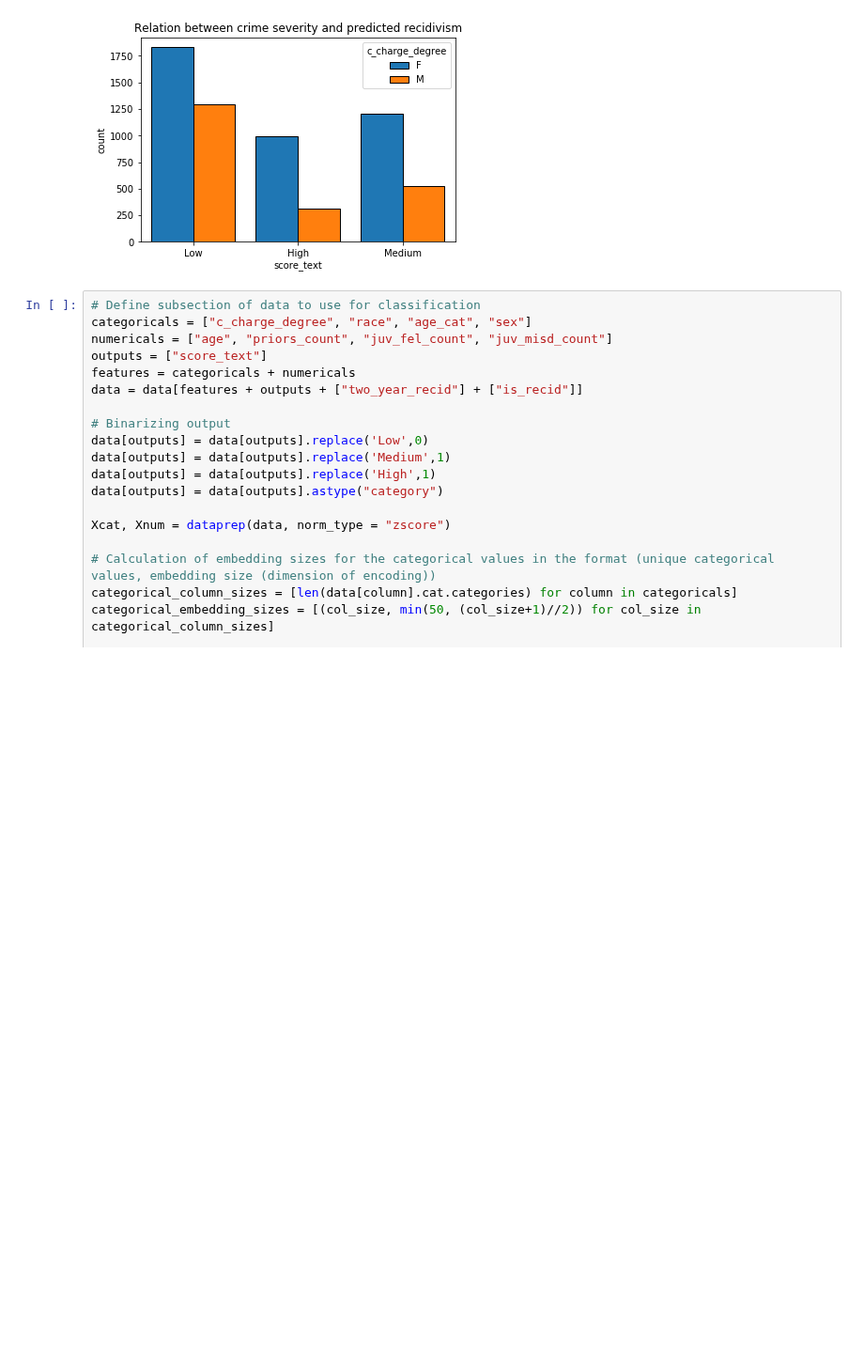
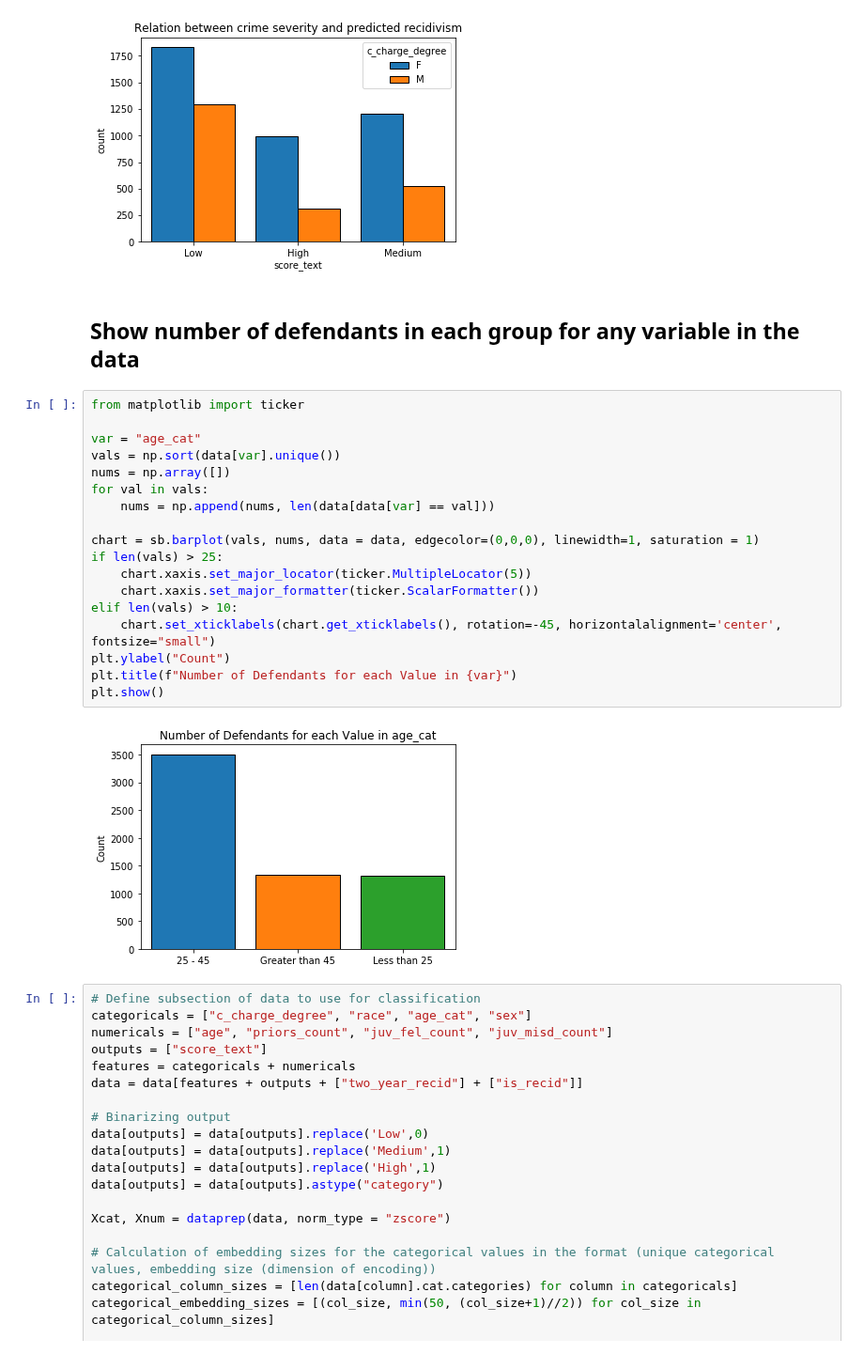
Before and after one commit to oskarwiese/fagprojekt, a Jupyter notebook: src/Classifier_notebook.ipynb, the cells around one changed output. Shown at 94% size. Drawn from its saved outputs; the diff is of its cells as text; blank space fills up the shorter version.

Commit message:
universal plots

```diff
--- a/src/Classifier_notebook.ipynb
+++ b/src/Classifier_notebook.ipynb
@@ -562,6 +562,28 @@ plt.show()
 [figure]
 [figure]
 [figure]
+# %% [markdown]
+## Show number of defendants in each group for any variable in the data
+# %%
+from matplotlib import ticker
+
+var = "age_cat"
+vals = np.sort(data[var].unique())
+nums = np.array([])
+for val in vals:
+    nums = np.append(nums, len(data[data[var] == val]))
+
+chart = sb.barplot(vals, nums, data = data, edgecolor=(0,0,0), linewidth=1, saturation = 1)
+if len(vals) > 25:
+    chart.xaxis.set_major_locator(ticker.MultipleLocator(5))
+    chart.xaxis.set_major_formatter(ticker.ScalarFormatter())
+elif len(vals) > 10:
+    chart.set_xticklabels(chart.get_xticklabels(), rotation=-45, horizontalalignment='center', fontsize="small")
+plt.ylabel("Count")
+plt.title(f"Number of Defendants for each Value in {var}")
+plt.show()
+# %% [output]
+[figure, added]
 # %%
 # Define subsection of data to use for classification
 categoricals = ["c_charge_degree", "race", "age_cat", "sex"]
```
